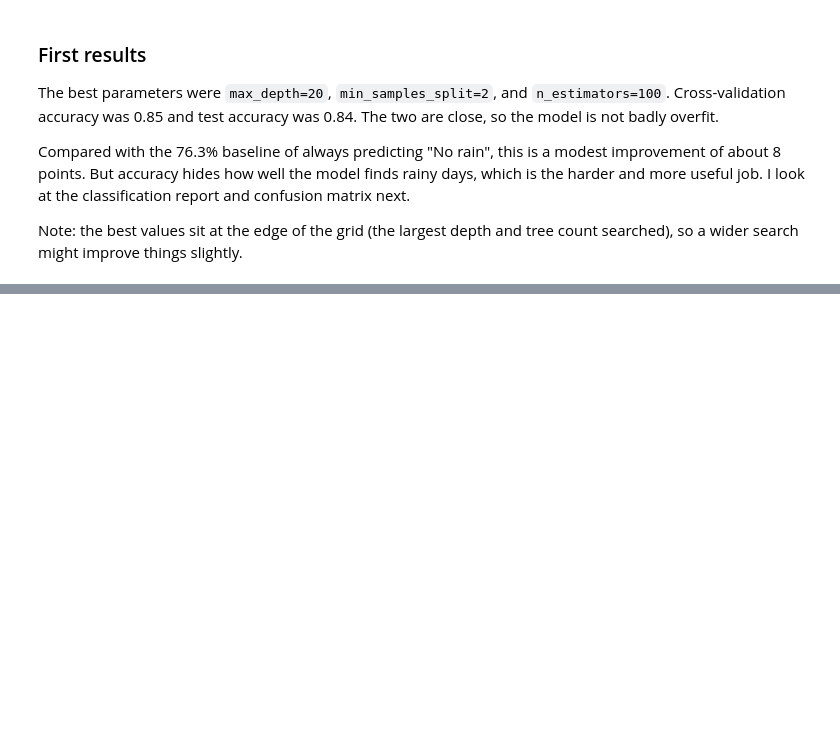
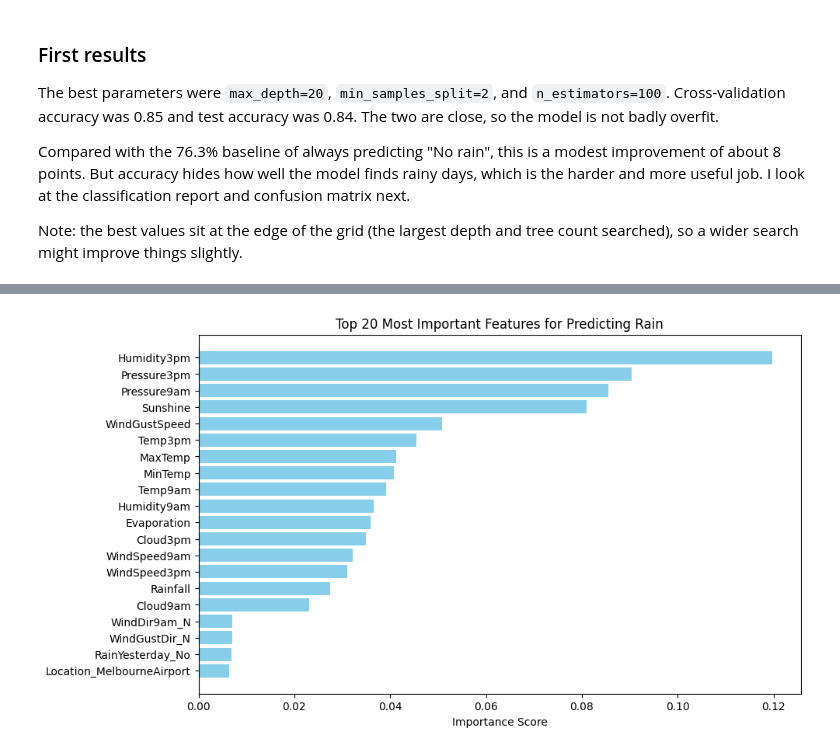
Before and after one commit to Vidur4568/rainfall-prediction-classifier, a Jupyter notebook: notebooks/rainfall_prediction.ipynb, the cells around one changed output, grey strips where cells are left out. Drawn from its saved outputs; the diff is of its cells as text; code cells hidden in the pictures; blank space fills up the shorter version.

```diff
--- a/notebooks/rainfall_prediction.ipynb
+++ b/notebooks/rainfall_prediction.ipynb
@@ -293,0 +332,26 @@ Note: the best values sit at the edge of the grid (the largest depth and tree co
+# %%
+feature_names = numeric_features + list(
+    grid_search.best_estimator_['preprocessor']
+    .named_transformers_['cat']
+    .named_steps['onehot']
+    .get_feature_names_out(categorical_features)
+)
+
+feature_importances = grid_search.best_estimator_['classifier'].feature_importances_
+
+importance_df = pd.DataFrame({
+    'Feature': feature_names,
+    'Importance': feature_importances
+}).sort_values(by='Importance', ascending=False)
+
+N = 20
+top_features = importance_df.head(N)
+
+plt.figure(figsize=(10, 6))
+plt.barh(top_features['Feature'], top_features['Importance'], color='skyblue')
+plt.gca().invert_yaxis()
+plt.title(f'Top {N} Most Important Features for Predicting Rain')
+plt.xlabel('Importance Score')
+plt.show()
+# %% [output]
+[figure, added]
```
Also changed, not shown: parts of 14 cells of this notebook.
